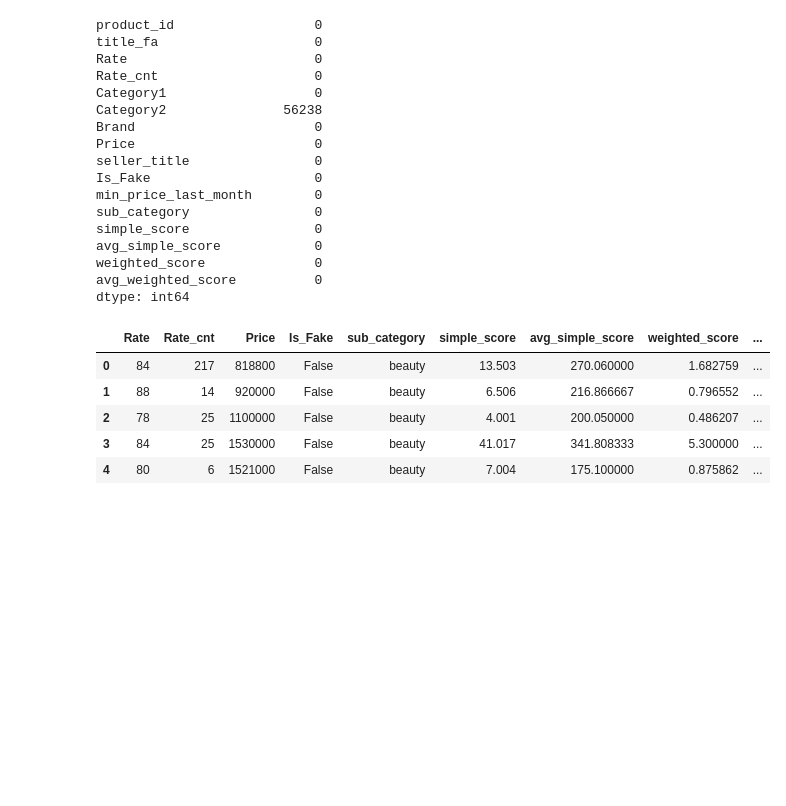
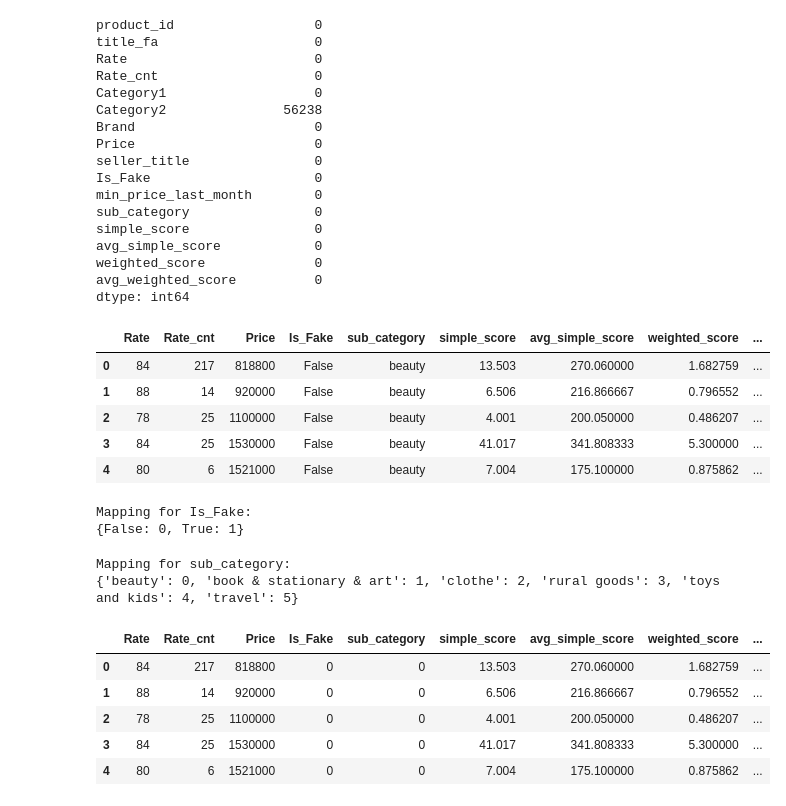
Before and after one commit to Arefnmy/Digikala-user-engagement-analysis, a Jupyter notebook: clustering_analysis.ipynb, the cells around one changed output. Saved outputs shown, nothing was run; the diff lists cells and outputs as text; code cells hidden in the pictures; blank space fills up the shorter version.

```diff
--- a/clustering_analysis.ipynb
+++ b/clustering_analysis.ipynb
@@ -78,0 +77,31 @@ from sklearn.preprocessing import LabelEncoder
+# %%
+from sklearn.preprocessing import LabelEncoder
+
+encoder = LabelEncoder()
+clustering_df['Is_Fake'] = encoder.fit_transform(clustering_df['Is_Fake'])
+
+print("\nMapping for Is_Fake:")
+print(dict(zip(encoder.classes_, encoder.transform(encoder.classes_))))
+# %% [output]
+Mapping for Is_Fake:
+{False: 0, True: 1}
+# %%
+from sklearn.preprocessing import LabelEncoder
+
+encoder = LabelEncoder()
+clustering_df['sub_category'] = encoder.fit_transform(clustering_df['sub_category'])
+
+print("\nMapping for sub_category:")
+print(dict(zip(encoder.classes_, encoder.transform(encoder.classes_))))
+# %% [output]
+Mapping for sub_category:
+{'beauty': 0, 'book & stationary & art': 1, 'clothe': 2, 'rural goods': 3, 'toys and kids': 4, 'travel': 5}
+# %%
+clustering_df.head()
+# %% [output]
+|  | Rate | Rate_cnt | Price | Is_Fake | sub_category | simple_score | avg_simple_score | weighted_score | ... |
+| 0 | 84 | 217 | 818800 | 0 | 0 | 13.503 | 270.060000 | 1.682759 | ... |
+| 1 | 88 | 14 | 920000 | 0 | 0 | 6.506 | 216.866667 | 0.796552 | ... |
+| 2 | 78 | 25 | 1100000 | 0 | 0 | 4.001 | 200.050000 | 0.486207 | ... |
+| 3 | 84 | 25 | 1530000 | 0 | 0 | 41.017 | 341.808333 | 5.300000 | ... |
+| 4 | 80 | 6 | 1521000 | 0 | 0 | 7.004 | 175.100000 | 0.875862 | ... |
```
Also changed, not shown: parts of 10 cells of this notebook.
